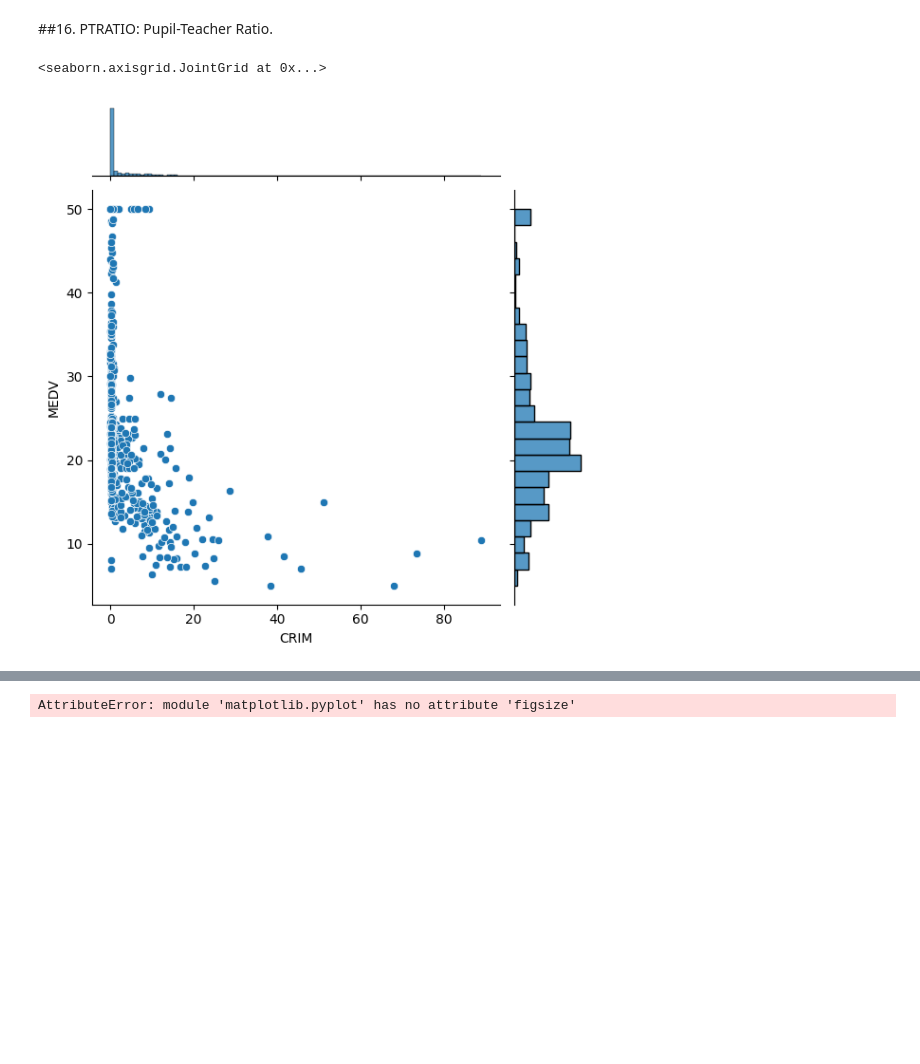
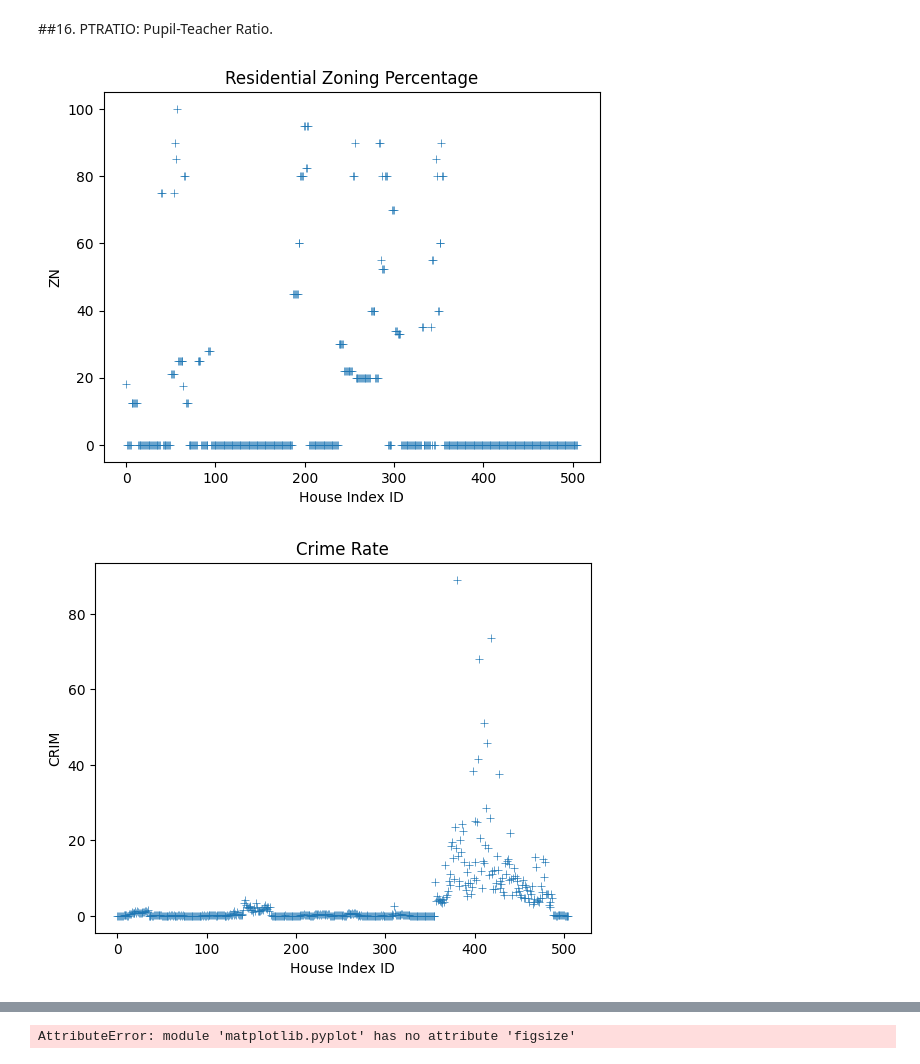
Before and after one commit to Salciano/Python, a Jupyter notebook: Predicting_HouseMarket(WIP).ipynb, the cells around one changed output, grey strips where cells are left out. Drawn from its saved outputs; the diff is of its cells as text; code cells hidden in the pictures; blank space fills up the shorter version.

```diff
--- a/Predicting_HouseMarket(WIP).ipynb
+++ b/Predicting_HouseMarket(WIP).ipynb
@@ -180,13 +185,30 @@ There could be many reasons for this. Sometimes there are errors collecting data
 ##15. TAX: Property-tax rate.
 # %% [markdown]
 ##16. PTRATIO: Pupil-Teacher Ratio.
-# %%
-
-# Since we identified possible issues with, we will plot this data visually to have a better look.
-
-sns.jointplot(x="CRIM", y="MEDV", data=df)
-
-# As suspected, there are only a few values that are skewing the data. these few datapoints, are less than 1 percent if tge data, yet greatly distirt it. especially the average data.
-# %% [output]
-<seaborn.axisgrid.JointGrid at 0x...>
-[figure, removed]
+# %%
+
+# Since we identified possible issues with, we will plot this data visually to have a better look.
+
+sns.scatterplot(x=df.index, y="ZN", data=df, marker="+")
+plt.xlabel("House Index ID")
+plt.title("Residential Zoning Percentage")
+plt.show()
+
+sns.scatterplot(x=df.index, y="CRIM", data=df, marker="+")
+plt.xlabel("House Index ID")
+plt.title("Crime Rate")
+plt.show()
+
+# Regarding the crime rate, as suspected, there are a few values that are skewing the data. These few datapoints, are less than 1 percent of the data, yet greatly distort it. Especially the average.
+
+# As for the zoning ratio, it is difficult to believe that all (100%) the land in a town is zoned exclusively for one purpose. Same goes for 0%. This might require investigation or even exclusion from teh dataset.
+
+#sns.jointplot(x="ZN", y="CRIM", data=df)
+sns.jointplot(y="ZN", x="MEDV", data=df)
+plt.show()
+
+sns.jointplot(y="CRIM", x="MEDV", data=df)
+plt.show()
+# %% [output]
+[figure, added]
+[figure, added]
```
Also changed, not shown: parts of 7 cells of this notebook.
